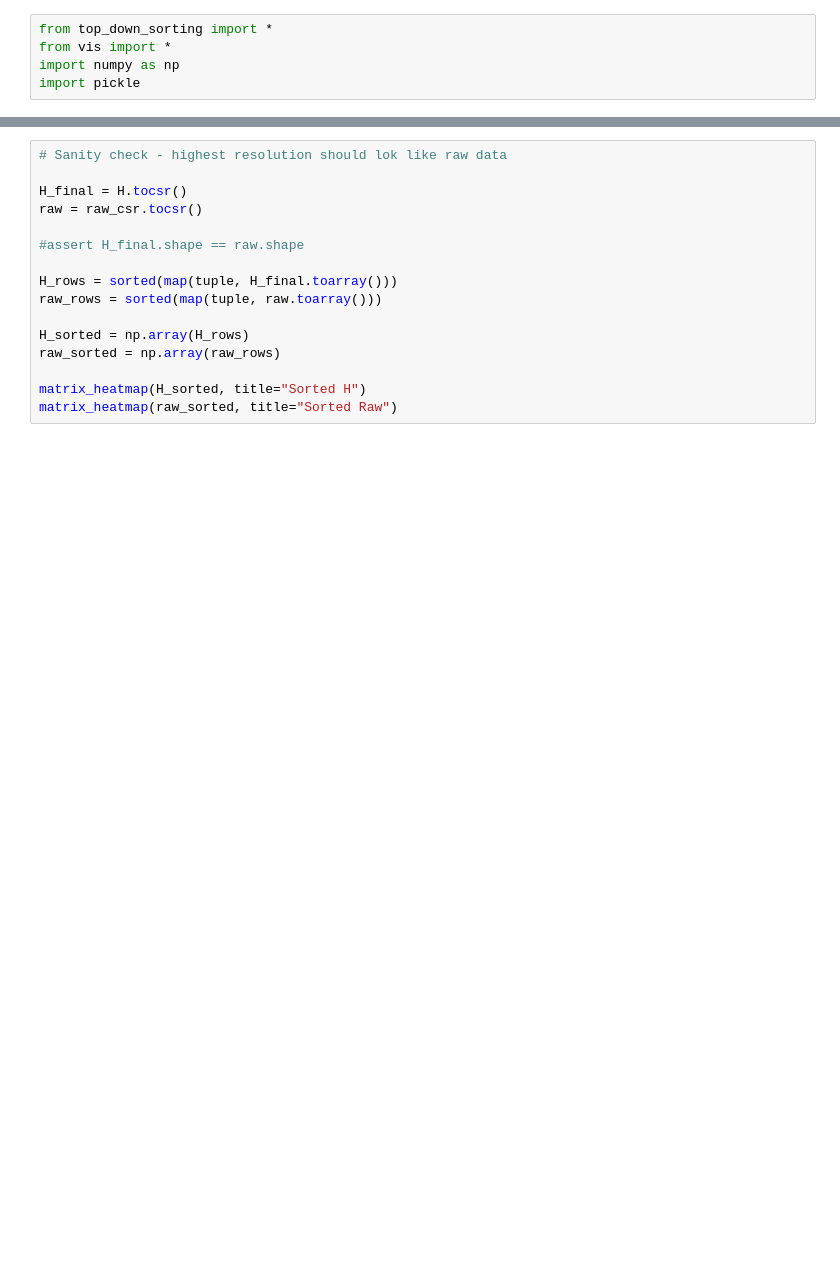
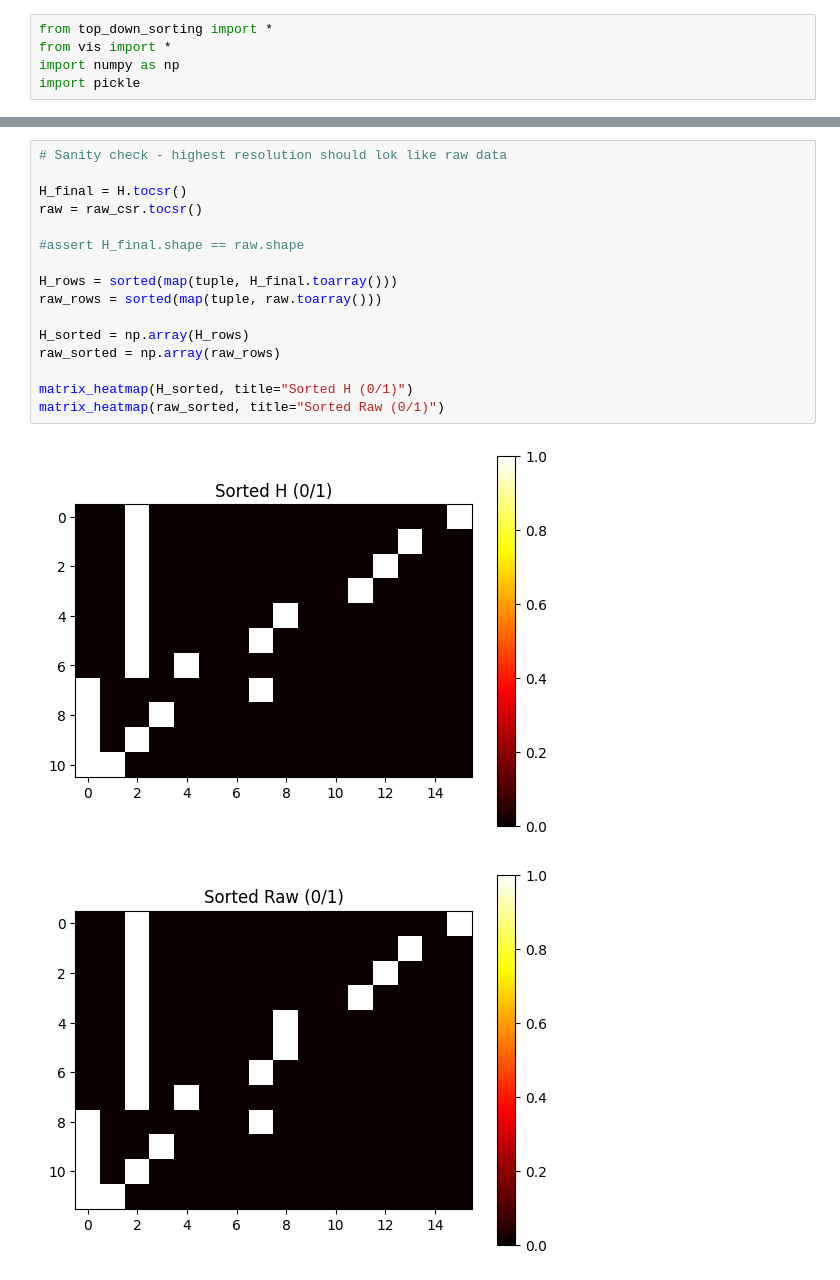
Before and after one commit to jacjosep1/JNI-Toy-Example, a Jupyter notebook: incidence_data_structure/test.ipynb, the cells around one changed output, grey strips where cells are left out. Drawn from its saved outputs; the diff is of its cells as text; blank space fills up the shorter version.

```diff
--- a/incidence_data_structure/test.ipynb
+++ b/incidence_data_structure/test.ipynb
@@ -26,16 +34,19 @@ matrix_heatmap(raw_csr.toarray(), title='Raw data')
 # %%
 # Sanity check - highest resolution should lok like raw data
 
 H_final = H.tocsr()
 raw = raw_csr.tocsr()
 
 #assert H_final.shape == raw.shape
 
 H_rows = sorted(map(tuple, H_final.toarray()))
 raw_rows = sorted(map(tuple, raw.toarray()))
 
 H_sorted = np.array(H_rows)
 raw_sorted = np.array(raw_rows)
 
-matrix_heatmap(H_sorted, title="Sorted H")
-matrix_heatmap(raw_sorted, title="Sorted Raw")
+matrix_heatmap(H_sorted, title="Sorted H (0/1)")
+matrix_heatmap(raw_sorted, title="Sorted Raw (0/1)")
+# %% [output]
+[figure, added]
+[figure, added]
```
Also changed, not shown: parts of 2 cells of this notebook, 1 other file.
